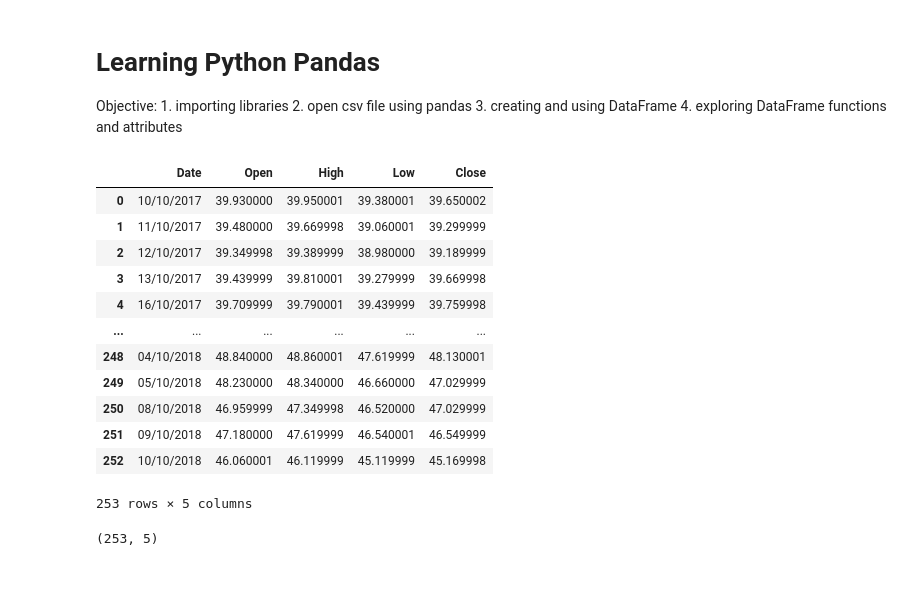
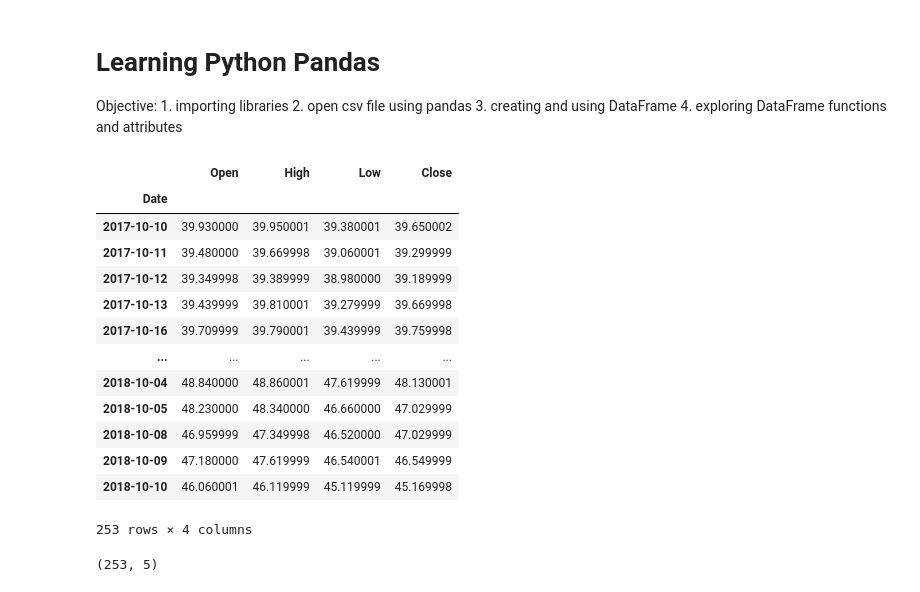
Before and after one commit to moisescujardo/python-projects, a Jupyter notebook: data-science-projects/learning_python_pandas_intel_stock_data.ipynb, the cells around one changed output. Cells and saved outputs as stored; diff of their text form; code cells hidden in the pictures.

```diff
--- a/data-science-projects/learning_python_pandas_intel_stock_data.ipynb
+++ b/data-science-projects/learning_python_pandas_intel_stock_data.ipynb
@@ -14,22 +16,23 @@ from matplotlib import pyplot as plt
 # %%
 # read intel-stock-data.csv file
-intel_stock_df = pd.read_csv('data/intel-stock-data.csv')
+intel_stock_df = pd.read_csv('data/intel-stock-data.csv', index_col='Date', parse_dates=True, dayfirst=True)
 # let's see what it contains
 intel_stock_df
 # %% [output]
-|  | Date | Open | High | Low | Close |
-| 0 | 10/10/2017 | 39.930000 | 39.950001 | 39.380001 | 39.650002 |
-| 1 | 11/10/2017 | 39.480000 | 39.669998 | 39.060001 | 39.299999 |
-| 2 | 12/10/2017 | 39.349998 | 39.389999 | 38.980000 | 39.189999 |
-| 3 | 13/10/2017 | 39.439999 | 39.810001 | 39.279999 | 39.669998 |
-| 4 | 16/10/2017 | 39.709999 | 39.790001 | 39.439999 | 39.759998 |
-| ... | ... | ... | ... | ... | ... |
-| 248 | 04/10/2018 | 48.840000 | 48.860001 | 47.619999 | 48.130001 |
-| 249 | 05/10/2018 | 48.230000 | 48.340000 | 46.660000 | 47.029999 |
-| 250 | 08/10/2018 | 46.959999 | 47.349998 | 46.520000 | 47.029999 |
-| 251 | 09/10/2018 | 47.180000 | 47.619999 | 46.540001 | 46.549999 |
-| 252 | 10/10/2018 | 46.060001 | 46.119999 | 45.119999 | 45.169998 |
+|  | Open | High | Low | Close |
+| Date |  |  |  |  |
+| 2017-10-10 | 39.930000 | 39.950001 | 39.380001 | 39.650002 |
+| 2017-10-11 | 39.480000 | 39.669998 | 39.060001 | 39.299999 |
+| 2017-10-12 | 39.349998 | 39.389999 | 38.980000 | 39.189999 |
+| 2017-10-13 | 39.439999 | 39.810001 | 39.279999 | 39.669998 |
+| 2017-10-16 | 39.709999 | 39.790001 | 39.439999 | 39.759998 |
+| ... | ... | ... | ... | ... |
+| 2018-10-04 | 48.840000 | 48.860001 | 47.619999 | 48.130001 |
+| 2018-10-05 | 48.230000 | 48.340000 | 46.660000 | 47.029999 |
+| 2018-10-08 | 46.959999 | 47.349998 | 46.520000 | 47.029999 |
+| 2018-10-09 | 47.180000 | 47.619999 | 46.540001 | 46.549999 |
+| 2018-10-10 | 46.060001 | 46.119999 | 45.119999 | 45.169998 |
-253 rows × 5 columns
+253 rows × 4 columns
 # %%
 # let's take a look at the shape of our DataFrame
 # shape is a property of a DataFrame
```
Also changed, not shown: parts of 7 cells of this notebook.
